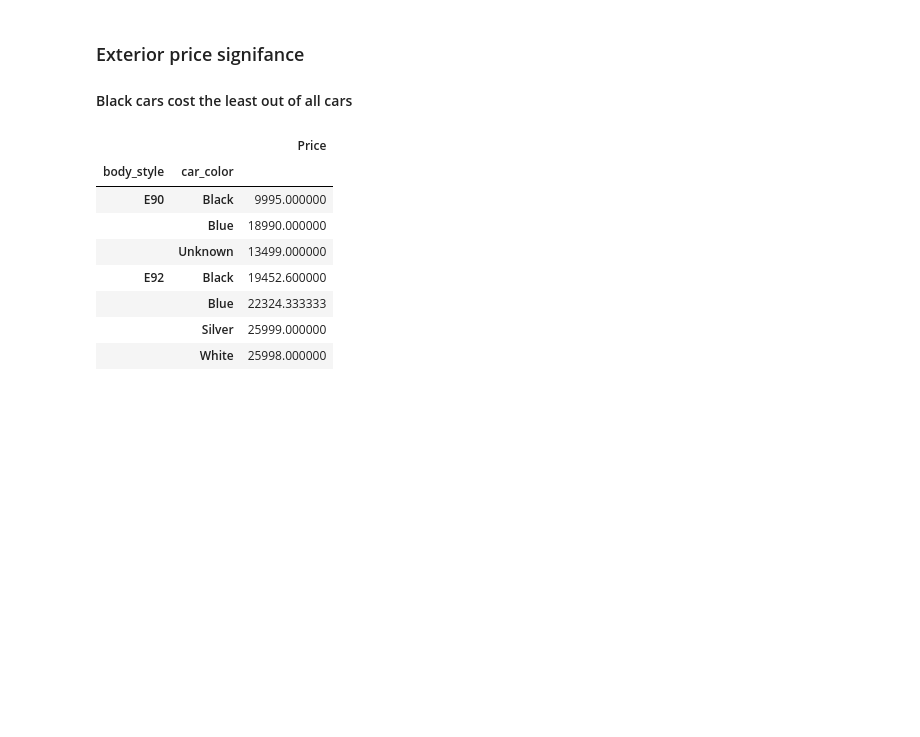
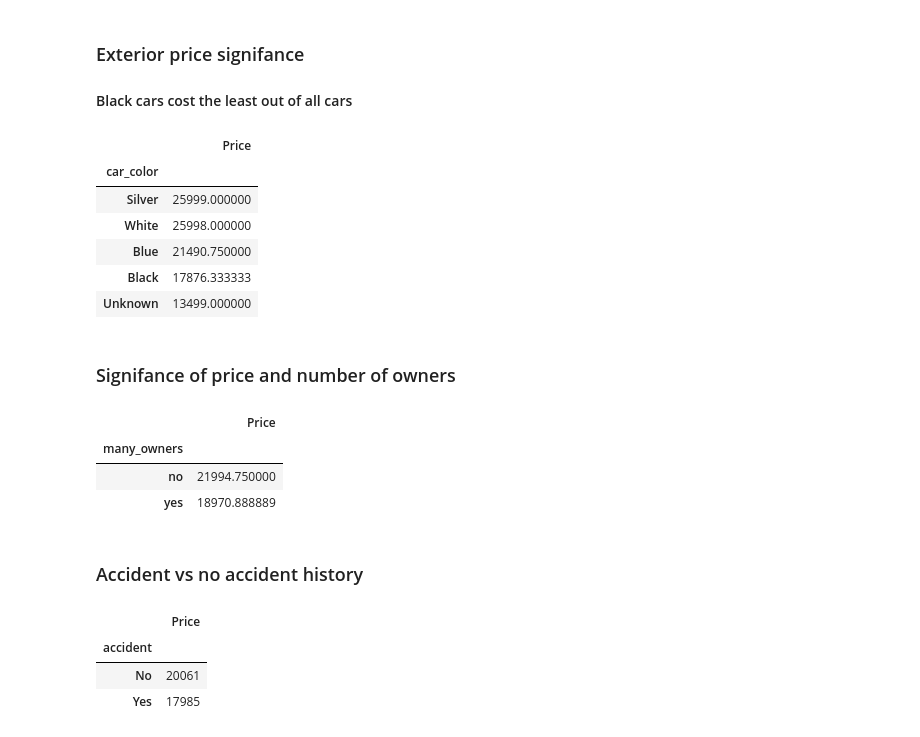
Before and after one commit to MarioRashadHUB/BMW-Price-Analysis, a Jupyter notebook: eda.ipynb, the cells around one changed output. Saved outputs shown, nothing was run; the diff lists cells and outputs as text; code cells hidden in the pictures; blank space fills up the shorter version.

```diff
--- a/eda.ipynb
+++ b/eda.ipynb
@@ -52,7 +52,7 @@ df['Price'] = df['Price'].astype(int)
 # %%
 df['high_mileage'] = df['Mileage'].apply(lambda x: 'yes' if x > 120000 else 'no')
 # %%
-df['low_mileage'] = df['Mileage'].apply(lambda x: 'yes' if x < 90000 else 'no')
+df['low_mileage'] = df['Mileage'].apply(lambda x: 'yes' if x < 80000 else 'no')
 # %%
 df['many_owners'] = df['num_owners'].apply(lambda x: 'yes' if x >= 3 else 'no')
 # %%
@@ -193,14 +182,30 @@ Name: interior_color, dtype: int64
 
 #### Black cars cost the least out of all cars
 # %%
-pd.pivot_table(df, index=['body_style', 'car_color'], values=['Price'])
+pd.pivot_table(df, index='car_color', values='Price').sort_values('Price', ascending = False)
 # %% [output]
-|  |  | Price |
-| body_style | car_color |  |
-| E90 | Black | 9995.000000 |
-|  | Blue | 18990.000000 |
-|  | Unknown | 13499.000000 |
-| E92 | Black | 19452.600000 |
-|  | Blue | 22324.333333 |
-|  | Silver | 25999.000000 |
-|  | White | 25998.000000 |
+|  | Price |
+| car_color |  |
+| Silver | 25999.000000 |
+| White | 25998.000000 |
+| Blue | 21490.750000 |
+| Black | 17876.333333 |
+| Unknown | 13499.000000 |
+# %% [markdown]
+### Signifance of price and number of owners
+# %%
+pd.pivot_table(df, index=['many_owners'], values=['Price'])
+# %% [output]
+|  | Price |
+| many_owners |  |
+| no | 21994.750000 |
+| yes | 18970.888889 |
+# %% [markdown]
+### Accident vs no accident history
+# %%
+pd.pivot_table(df, index='accident', values=['Price'])
+# %% [output]
+|  | Price |
+| accident |  |
+| No | 20061 |
+| Yes | 17985 |
```
Also changed, not shown: parts of 9 cells of this notebook.
